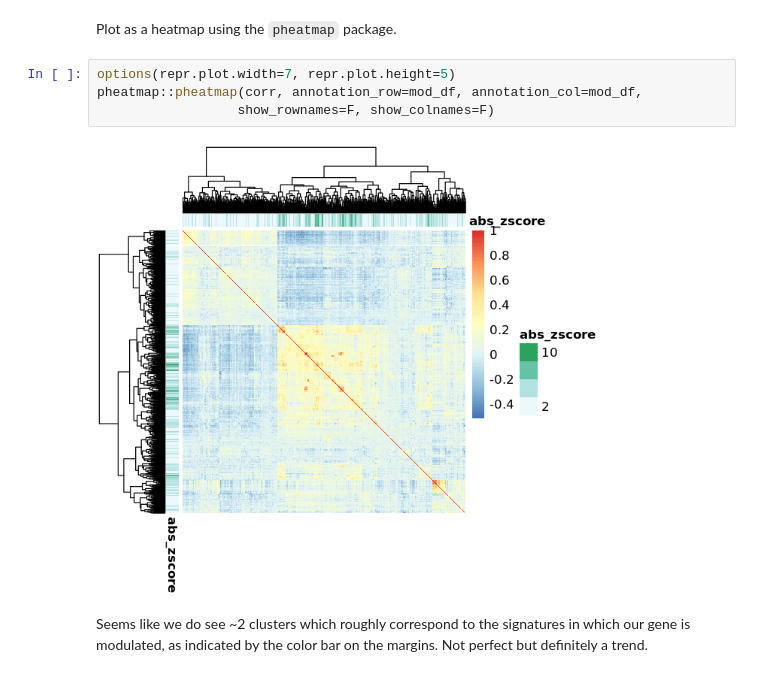
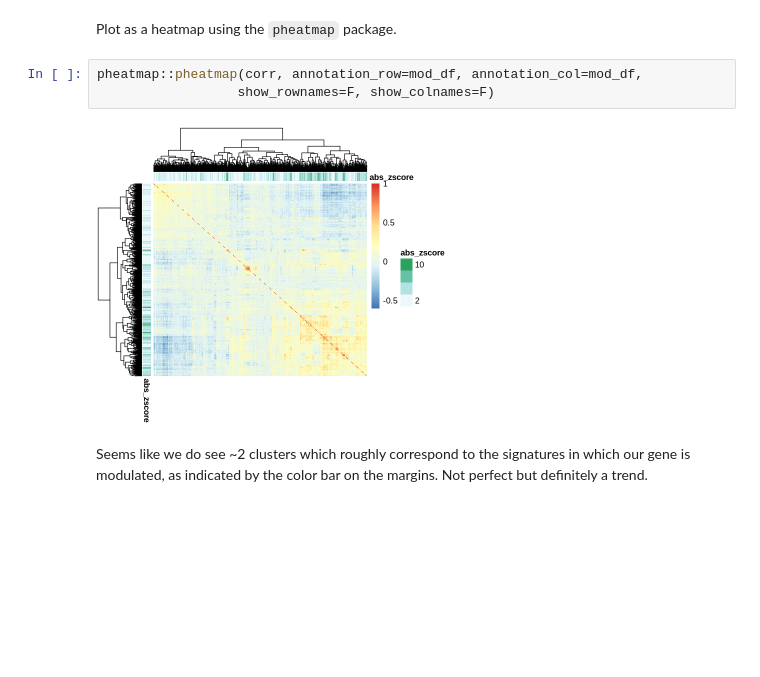
Before and after one commit to cmap/lincs-workshop-2020, a Jupyter notebook: notebooks/gene_expression/Exercise_1_Gene_modulation.ipynb, the cells around one changed output. Saved outputs shown, nothing was run; the diff lists cells and outputs as text; blank space fills up the shorter version.

```diff
--- a/notebooks/gene_expression/Exercise_1_Gene_modulation.ipynb
+++ b/notebooks/gene_expression/Exercise_1_Gene_modulation.ipynb
@@ -224,11 +224,10 @@ rownames(mod_df) <- c(names(mod_idx), names(non_mod_idx))
 # %% [markdown]
 Plot as a heatmap using the `pheatmap` package.
 # %%
-options(repr.plot.width=7, repr.plot.height=5)
 pheatmap::pheatmap(corr, annotation_row=mod_df, annotation_col=mod_df,
                   show_rownames=F, show_colnames=F)
 # %% [output]
-[figure, old version]
+[figure, new version]
 # %% [markdown]
 Seems like we do see ~2 clusters which roughly correspond to the signatures in which our gene is modulated, as indicated by the color bar on the margins. Not perfect but definitely a trend.
 # %% [markdown]
```
Also changed, not shown: parts of 13 cells of this notebook.
